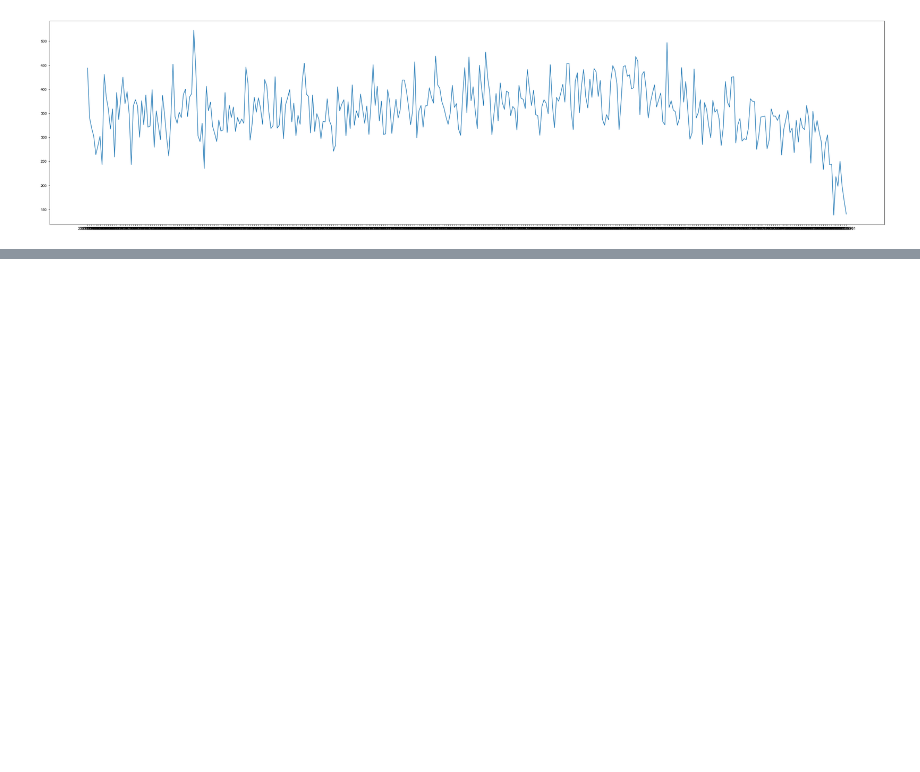
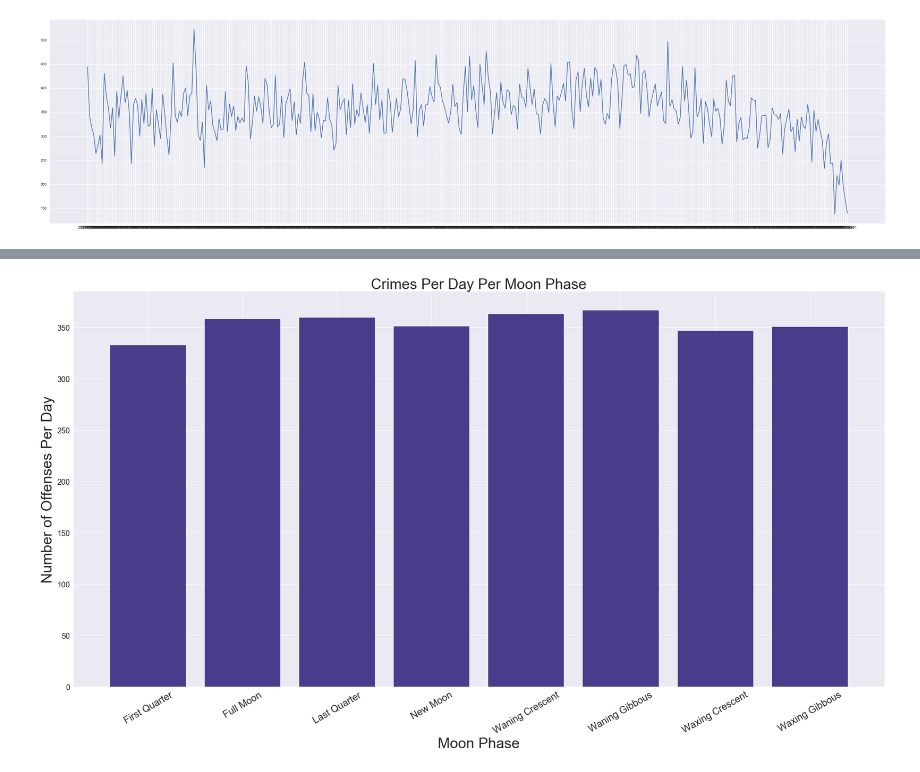
Before and after one commit to penguinistakc/team_mcgruff, a Jupyter notebook: Project Analysis.ipynb, the cells around one changed output, grey strips where cells are left out. Saved outputs shown, nothing was run; the diff lists cells and outputs as text; code cells hidden in the pictures; blank space fills up the shorter version.

```diff
--- a/Project Analysis.ipynb
+++ b/Project Analysis.ipynb
@@ -134,0 +153,7 @@ plt.show(crime_by_moonphase)
+# %%
+#Group the days by moon phase to get the number of days the moon was in each phase
+moon_phase_by_day = moon.groupby('Moon Phase')['Date'].nunique().reset_index()
+# %%
+moon_phase_by_day = moon_phase_by_day.rename(columns = {'Date': 'No Days'})
+# %%
+moon_phase_combined = pd.merge(moon_phase_by_day, offenses_by_moonphase, on='Moon Phase', how='left')
@@ -134,0 +172,2 @@ plt.show(crime_by_moonphase)
+# %%
+moon_phase_combined['offenses_per_day'] = (moon_phase_combined['Offense'] / moon_phase_combined['No Days']).round(2)
@@ -134,0 +186,29 @@ plt.show(crime_by_moonphase)
+# %%
+#Plot the number of crime by moon phase
+
+#add labels and such
+sns.set(style="darkgrid")
+plt.title("Crimes Per Day Per Moon Phase", fontsize =30)
+plt.xlabel("Moon Phase", fontsize=30)
+plt.ylabel("Number of Offenses Per Day", fontsize =30)
+
+x = moon_phase_combined['Moon Phase']
+y = moon_phase_combined['offenses_per_day']
+
+plt.xticks(rotation=30,fontsize =20)
+plt.yticks(fontsize =16)
+
+crimes_per_day_per_moonphase = plt.bar(x, y, color = "DarkSlateBlue")
+
+fig = plt.gcf()
+fig.set_size_inches(30,15)
+
+sns.set(style="darkgrid")
+
+#save an image of the plot to the output folder
+plt.savefig('Pics/CrimesPerDayPerMoonPhase.png')
+
+#show plot
+plt.show(crimes_per_day_per_moonphase)
+# %% [output]
+[figure, added]
```
Also changed, not shown: parts of 9 cells of this notebook, 3 other files.
